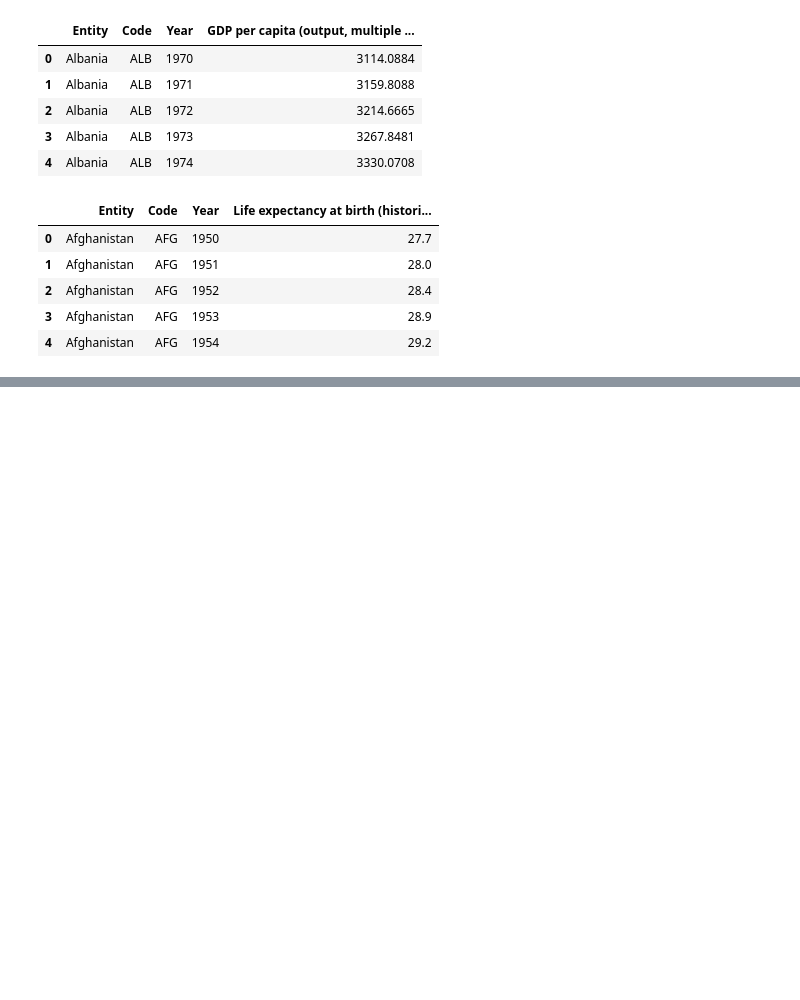
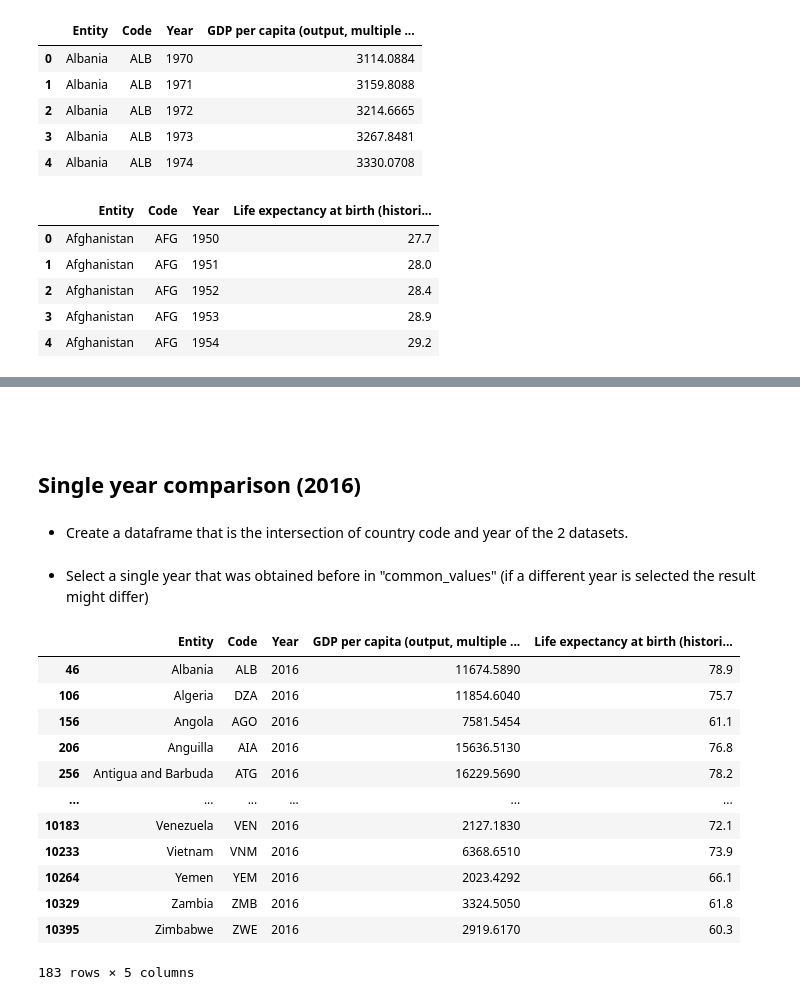
Before and after one commit to lucamodica/introduction-to-data-science-and-ai--chalmers, a Jupyter notebook: 1-introduction-to-ds-and-py/1-introduction-to-ds-and-py.ipynb, the cells around one changed output, grey strips where cells are left out. Cells and saved outputs as stored; diff of their text form; code cells hidden in the pictures; blank space fills up the shorter version.

```diff
--- a/1-introduction-to-ds-and-py/1-introduction-to-ds-and-py.ipynb
+++ b/1-introduction-to-ds-and-py/1-introduction-to-ds-and-py.ipynb
@@ -75,0 +117,34 @@ df.plot(kind='scatter', x='gdp_per_capita',
+# %% [markdown]
+#
+# %% [markdown]
+## Single year comparison (2016)
+# %% [markdown]
+- Create a dataframe that is the intersection of country code and year of the 2 datasets.
+# %% [markdown]
+- Select a single year that was obtained before in "common_values" (if a different year is selected the result might differ)
+# %%
+df_single_year = pd.merge(df_gdp, df_life, on=['Code', 'Year'])
+df_single_year.drop('Entity_y', axis=1, inplace=True)
+df_single_year.rename(columns={'Entity_x': 'Entity'}, inplace=True)
+
+common_values_list = list(common_values)
+
+year = common_values_list[0]
+
+df_single_year = df_single_year[df_single_year['Year'] == year]
+
+df_single_year
+# %% [output]
+|  | Entity | Code | Year | GDP per capita (output, multiple ... | Life expectancy at birth (histori... |
+| 46 | Albania | ALB | 2016 | 11674.5890 | 78.9 |
+| 106 | Algeria | DZA | 2016 | 11854.6040 | 75.7 |
+| 156 | Angola | AGO | 2016 | 7581.5454 | 61.1 |
+| 206 | Anguilla | AIA | 2016 | 15636.5130 | 76.8 |
+| 256 | Antigua and Barbuda | ATG | 2016 | 16229.5690 | 78.2 |
+| ... | ... | ... | ... | ... | ... |
+| 10183 | Venezuela | VEN | 2016 | 2127.1830 | 72.1 |
+| 10233 | Vietnam | VNM | 2016 | 6368.6510 | 73.9 |
+| 10264 | Yemen | YEM | 2016 | 2023.4292 | 66.1 |
+| 10329 | Zambia | ZMB | 2016 | 3324.5050 | 61.8 |
+| 10395 | Zimbabwe | ZWE | 2016 | 2919.6170 | 60.3 |
+183 rows × 5 columns
```
Also changed, not shown: parts of 34 cells of this notebook.
